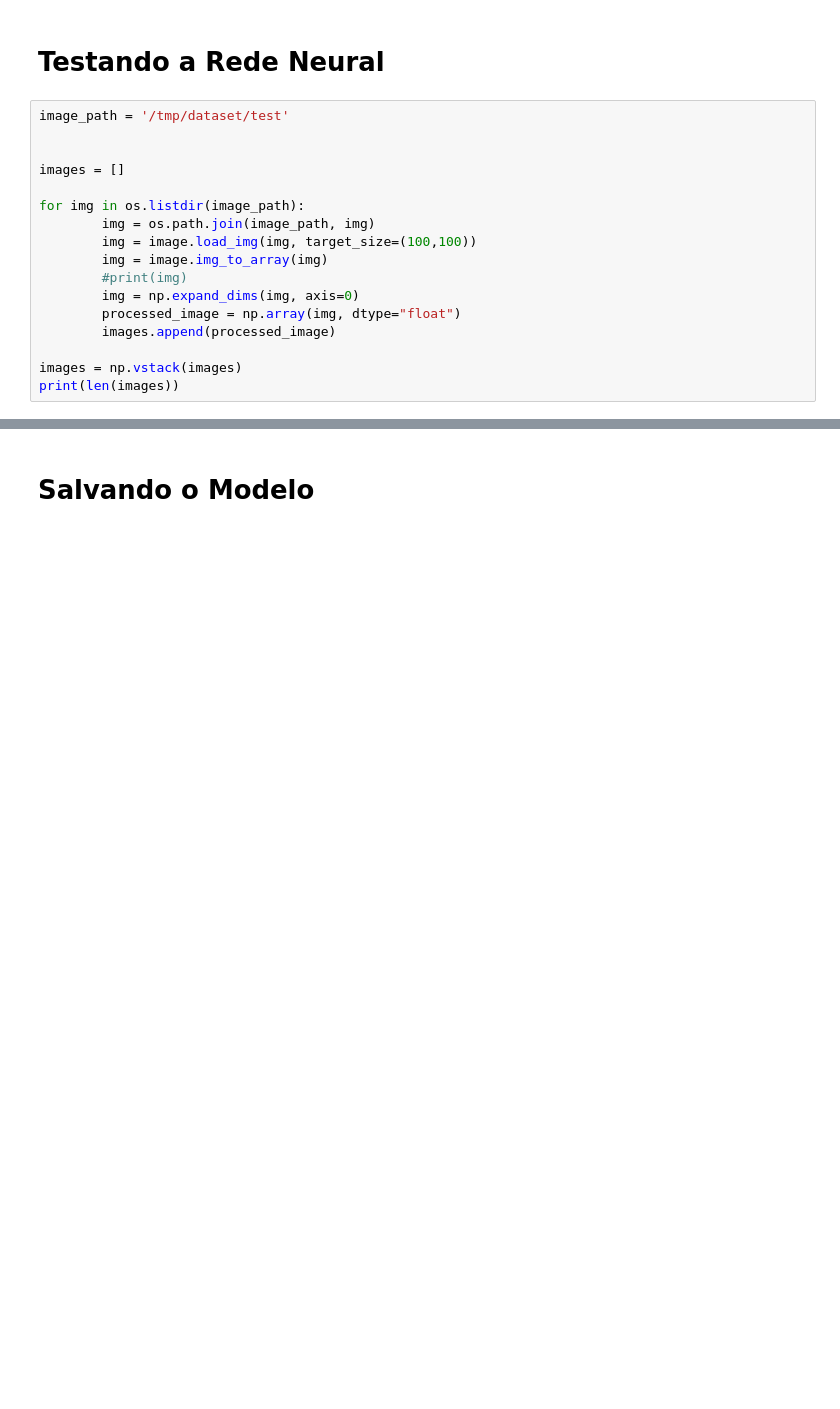
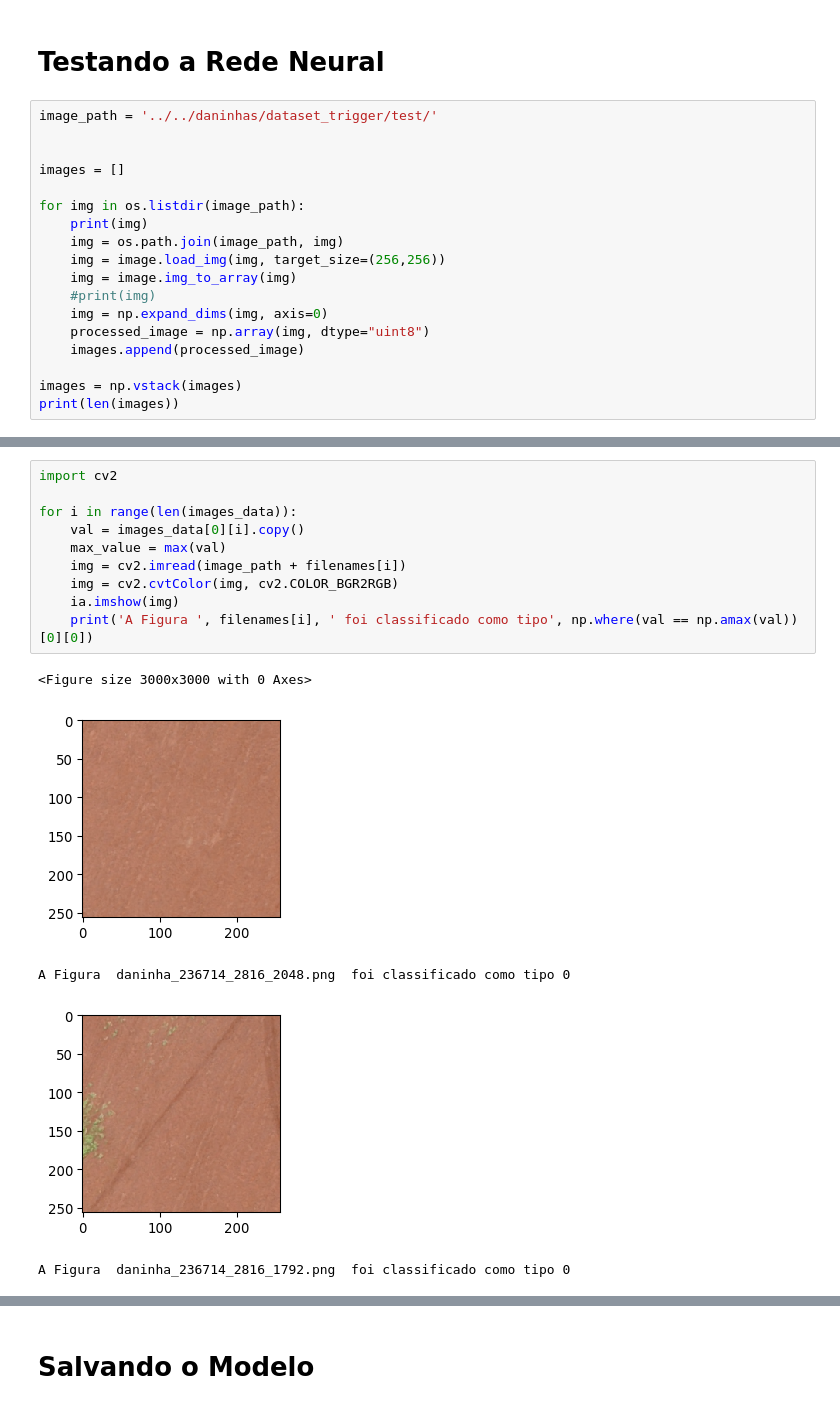
Before and after one commit to betoecd/Anne, a Jupyter notebook: jupiter_notebooks/sensix_unsupervisioned_version.ipynb, the cells around one changed output, grey strips where cells are left out. Cells and saved outputs as stored; diff of their text form; blank space fills up the shorter version.

```diff
--- a/jupiter_notebooks/sensix_unsupervisioned_version.ipynb
+++ b/jupiter_notebooks/sensix_unsupervisioned_version.ipynb
@@ -264,19 +276,20 @@ print('\n Acurácia de Validação Obtida:', history.history['val_accuracy'][-1]
 # %% [markdown]
 # Testando a Rede Neural
 # %%
-image_path = '/tmp/dataset/test'
+image_path = '../../daninhas/dataset_trigger/test/'
 
 
 images = []
 
 for img in os.listdir(image_path):
-        img = os.path.join(image_path, img)
-        img = image.load_img(img, target_size=(100,100))
-        img = image.img_to_array(img)
-        #print(img)
-        img = np.expand_dims(img, axis=0)
-        processed_image = np.array(img, dtype="float")
-        images.append(processed_image)
+    print(img)
+    img = os.path.join(image_path, img)
+    img = image.load_img(img, target_size=(256,256))
+    img = image.img_to_array(img)
+    #print(img)
+    img = np.expand_dims(img, axis=0)
+    processed_image = np.array(img, dtype="uint8")
+    images.append(processed_image)
 
 images = np.vstack(images)
 print(len(images))
@@ -317,0 +358,16 @@ plt.show(images_data)
+# %%
+import cv2
+
+for i in range(len(images_data)):
+    val = images_data[0][i].copy()
+    max_value = max(val)
+    img = cv2.imread(image_path + filenames[i])
+    img = cv2.cvtColor(img, cv2.COLOR_BGR2RGB)
+    ia.imshow(img)
+    print('A Figura ', filenames[i], ' foi classificado como tipo', np.where(val == np.amax(val))[0][0])
+# %% [output]
+<Figure size 3000x3000 with 0 Axes>
+[figure, added]
+A Figura  daninha_236714_2816_2048.png  foi classificado como tipo 0
+[figure, added]
+A Figura  daninha_236714_2816_1792.png  foi classificado como tipo 0
```
Also changed, not shown: parts of 20 cells of this notebook.
